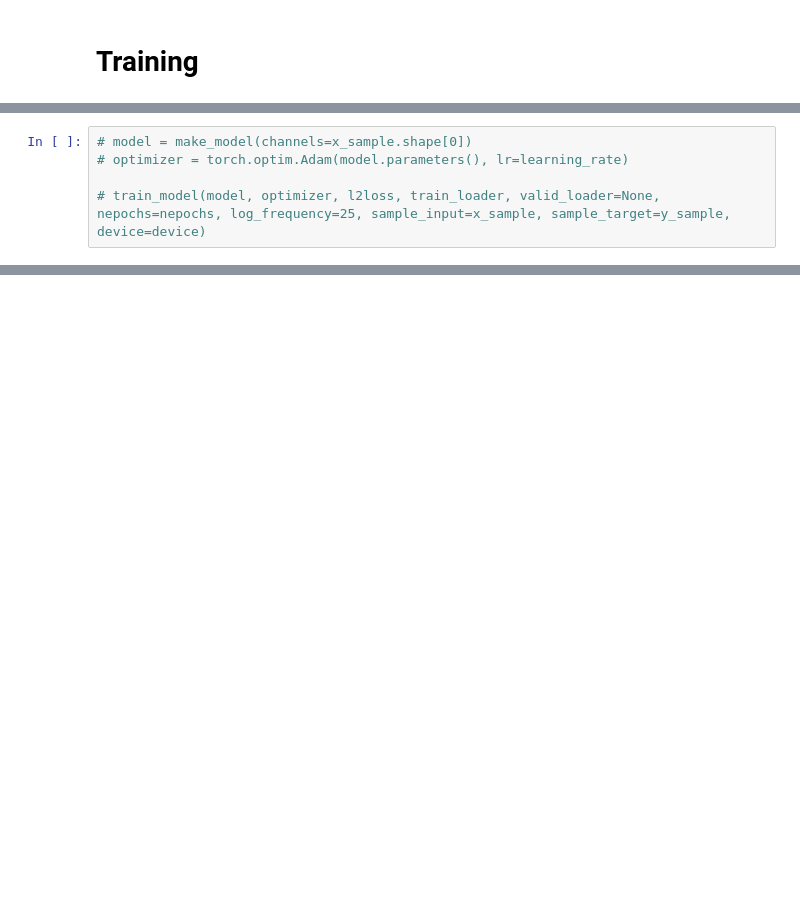
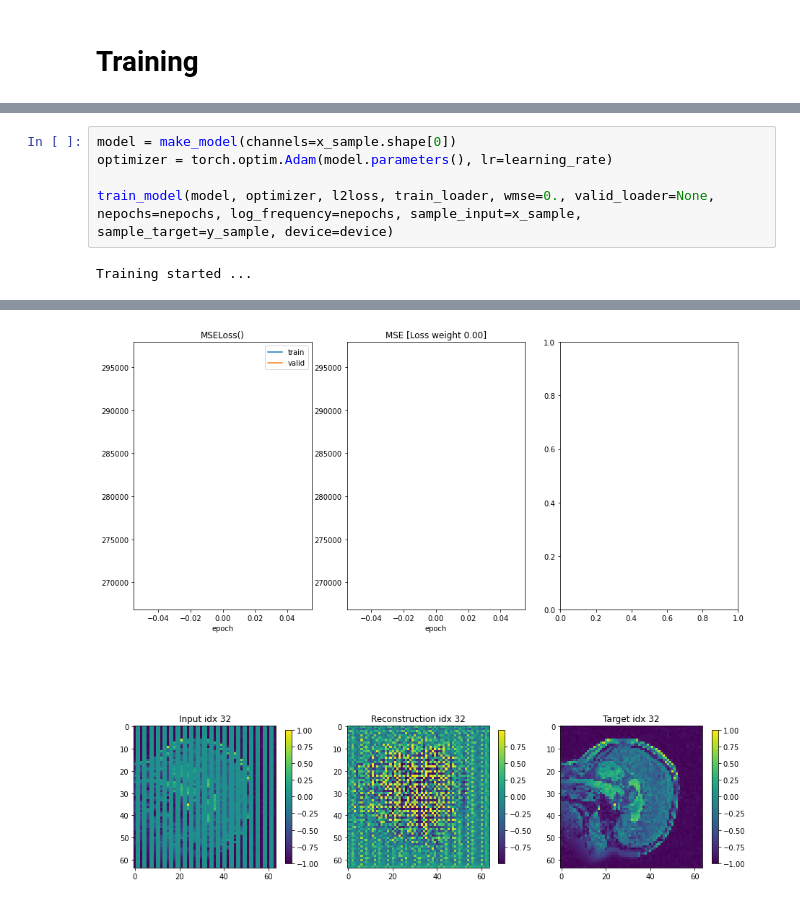
Before and after one commit to dpelacani/WienerLoss, a Jupyter notebook: examples/interpolation/ultrasound.ipynb, the cells around one changed output, grey strips where cells are left out. Saved outputs shown, nothing was run; the diff lists cells and outputs as text; blank space fills up the shorter version.

```diff
--- a/examples/interpolation/ultrasound.ipynb
+++ b/examples/interpolation/ultrasound.ipynb
@@ -241,7 +292,9 @@ def train_model(model, optimizer, loss, train_loader, valid_loader=None, nepochs
 
             plt.show()
 # %%
-# model = make_model(channels=x_sample.shape[0])
-# optimizer = torch.optim.Adam(model.parameters(), lr=learning_rate)
+model = make_model(channels=x_sample.shape[0])
+optimizer = torch.optim.Adam(model.parameters(), lr=learning_rate)
 
-# train_model(model, optimizer, l2loss, train_loader, valid_loader=None, nepochs=nepochs, log_frequency=25, sample_input=x_sample, sample_target=y_sample, device=device)
+train_model(model, optimizer, l2loss, train_loader, wmse=0., valid_loader=None, nepochs=nepochs, log_frequency=nepochs, sample_input=x_sample, sample_target=y_sample, device=device)
+# %% [output]
+Training started ...
@@ -247,0 +304 @@ def train_model(model, optimizer, loss, train_loader, valid_loader=None, nepochs
+[figure, added]
```
Also changed, not shown: parts of 12 cells of this notebook.
